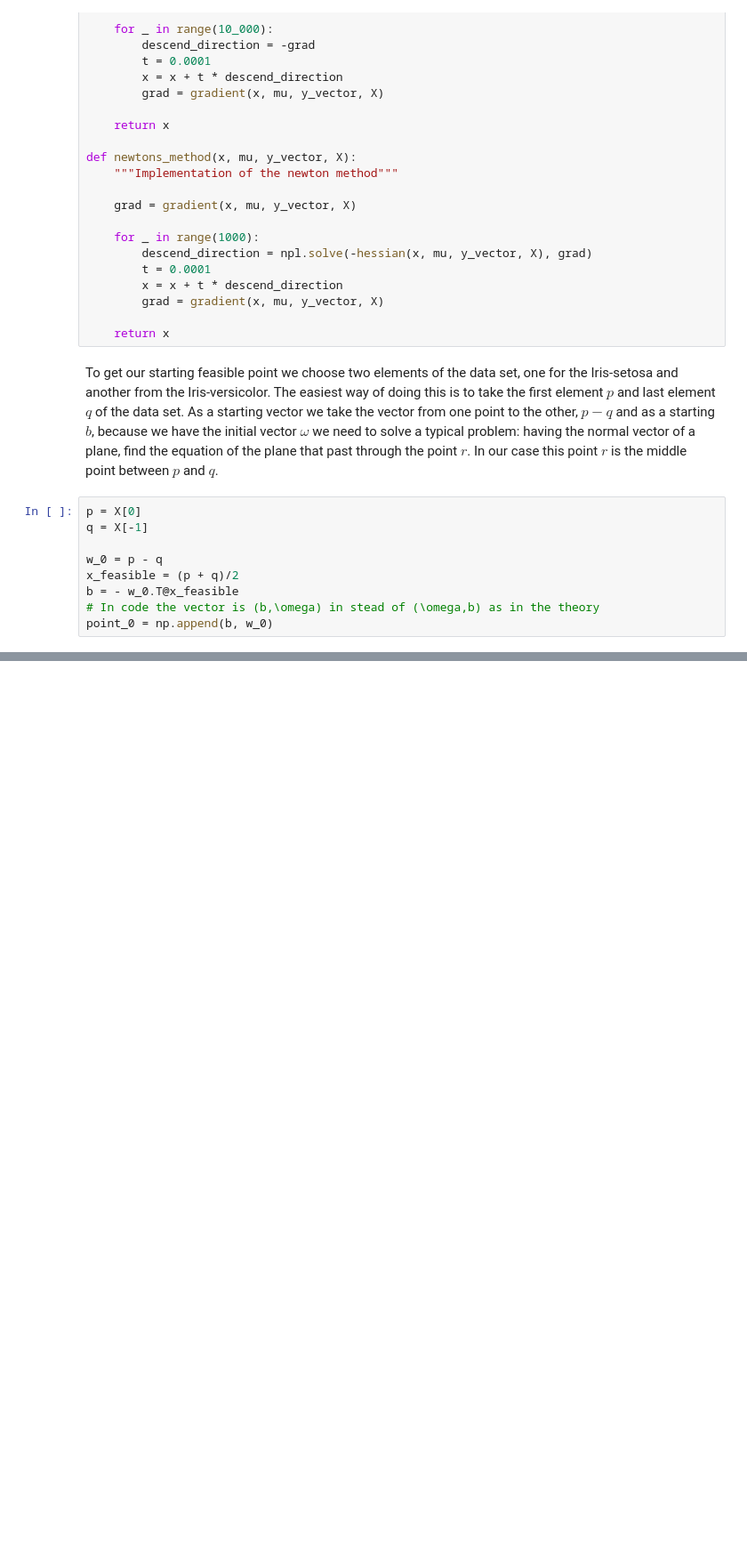
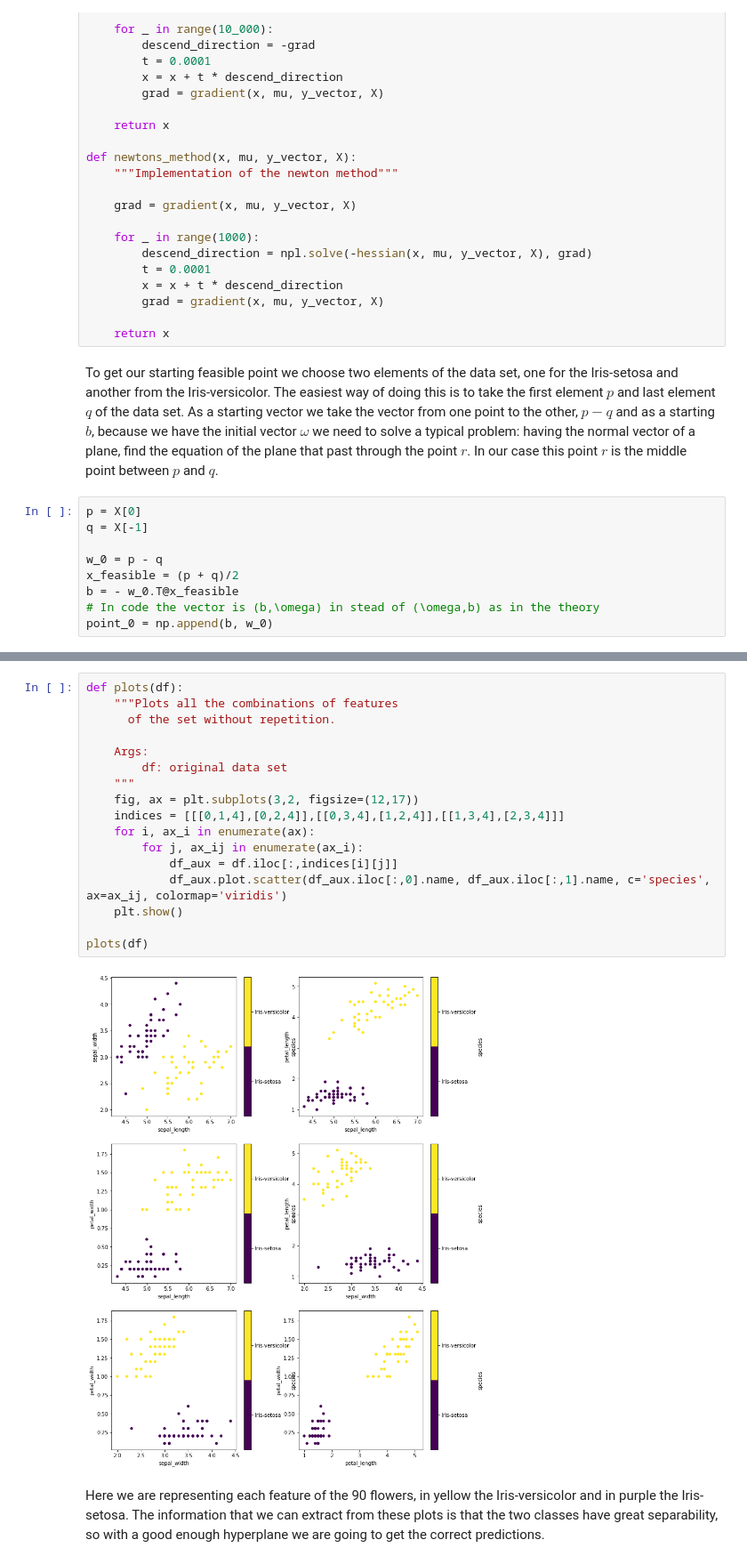
Before and after one commit to tamames/Optimization-homework, a Jupyter notebook: 3/Entrega3.ipynb, the cells around one changed output, grey strips where cells are left out. Shown at 89% size. Cells and saved outputs as stored; diff of their text form; blank space fills up the shorter version.

```diff
--- a/3/Entrega3.ipynb
+++ b/3/Entrega3.ipynb
@@ -371,0 +388,21 @@ To see if we did it well lets check some data.
+# %%
+def plots(df):
+    """Plots all the combinations of features
+      of the set without repetition.
+
+    Args:
+        df: original data set
+    """
+    fig, ax = plt.subplots(3,2, figsize=(12,17))
+    indices = [[[0,1,4],[0,2,4]],[[0,3,4],[1,2,4]],[[1,3,4],[2,3,4]]]
+    for i, ax_i in enumerate(ax):
+        for j, ax_ij in enumerate(ax_i):
+            df_aux = df.iloc[:,indices[i][j]]
+            df_aux.plot.scatter(df_aux.iloc[:,0].name, df_aux.iloc[:,1].name, c='species', ax=ax_ij, colormap='viridis')
+    plt.show()
+
+plots(df)
+# %% [output]
+[figure, added]
+# %% [markdown]
+Here we are representing each feature of the 90 flowers, in yellow the Iris-versicolor and in purple the Iris-setosa. The information that we can extract from these plots is that the two classes have great separability, so with a good enough hyperplane we are going to get the correct predictions.
```
Also changed, not shown: parts of 17 cells of this notebook, 2 other files.
